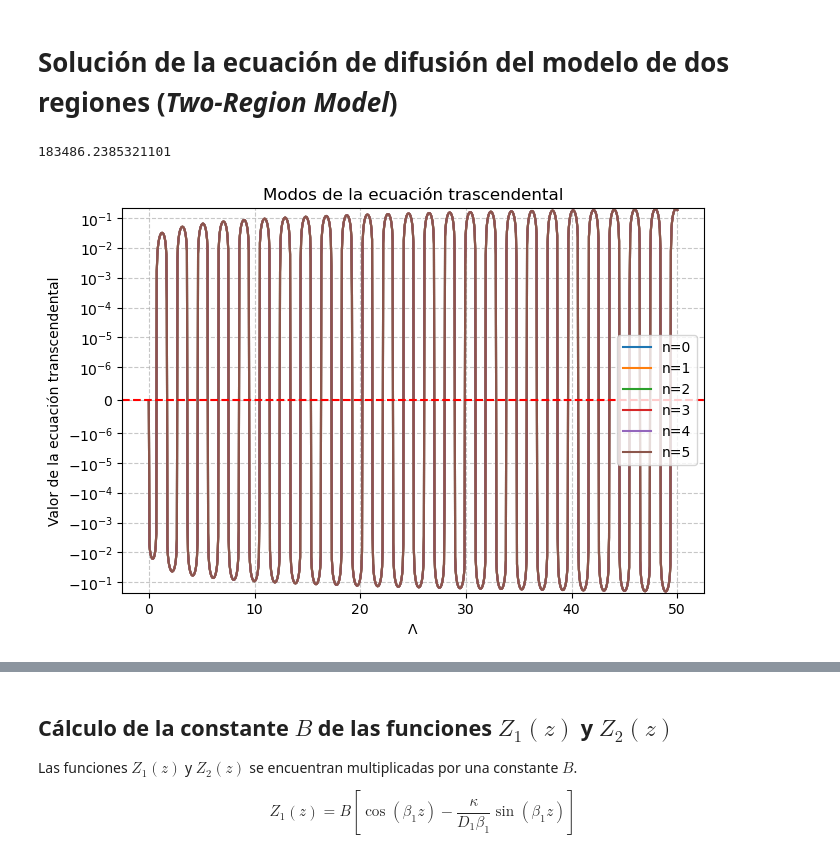
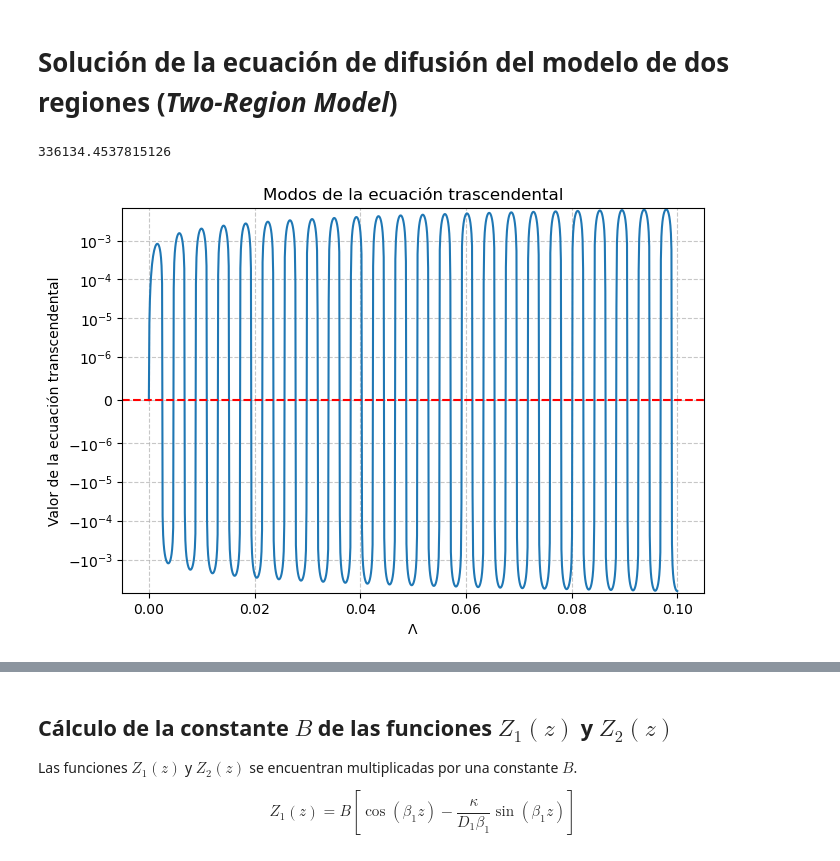
Before and after one commit to allanyst/tfm-efectos-superficie-nano-rmn, a Jupyter notebook: TFM_TwoRegionModel.ipynb, the cells around one changed output, grey strips where cells are left out. Saved outputs shown, nothing was run; the diff lists cells and outputs as text; code cells hidden in the pictures.

```diff
--- a/TFM_TwoRegionModel.ipynb
+++ b/TFM_TwoRegionModel.ipynb
@@ -14,12 +14,12 @@ from joblib import Parallel, delayed
 d = 15                # nm Profundidad de NV
 D1 = 2e4              # nm²/s (región superficial)
 D2 = 2e6              # nm²/s (región volumétrica)
-z_c = 75              # nm (altura de la interfaz)
-L = 50*d              # nm (altura total)
-R = 50*d              # nm (radio del cilindro)
+L = 100*d              # nm (altura total)
+R = 100*d              # nm (radio del cilindro)
+z_c =  75             # nm (altura de la interfaz)
 kappa = 0.0           # nm/s coeficiente de absorción superficial
-n_modes_radial = 100  # Número de modos radiales
-m_max = 100           # Número de modos axiales por modo radial
+n_modes_radial = 50  # Número de modos radiales
+m_max = 50           # Número de modos axiales por modo radial
 N_z = N_r = 15000     # Número de nodos en z y rho
 # %%
 ##############################################################################
@@ -39,20 +39,19 @@ def robin_eq(alpha):
 # %%
 D_eff
 # %% [output]
-183486.2385321101
+336134.4537815126
 # %%
 plt.figure(figsize=(7.5,5))
-for n in range(min(6,n_modes_radial)):
-    alpha_plot=np.linspace(0,50,1000)
-    plt.plot(alpha_plot,robin_eq(alpha_plot),label=f'n={n}')
-plt.legend()
+alpha_plot=np.linspace(0.0,0.1,1000)
+plt.plot(alpha_plot,robin_eq(alpha_plot))
+# plt.legend()
 plt.title("Modos de la ecuación trascendental")
 plt.ylabel("Valor de la ecuación transcendental")
 plt.xlabel(r"$\Lambda$")
 plt.axhline(0, color='red', linestyle='--')
 plt.yscale('symlog', linthresh=1e-6)
 plt.grid(ls='--', alpha=0.7)
 plt.savefig('figuras/transcendental_radial_tworegion.pdf', bbox_inches='tight')
 plt.show()
 # %% [output]
-[figure, old version]
+[figure, new version]
```
Also changed, not shown: parts of 17 cells of this notebook, 51 other files.
